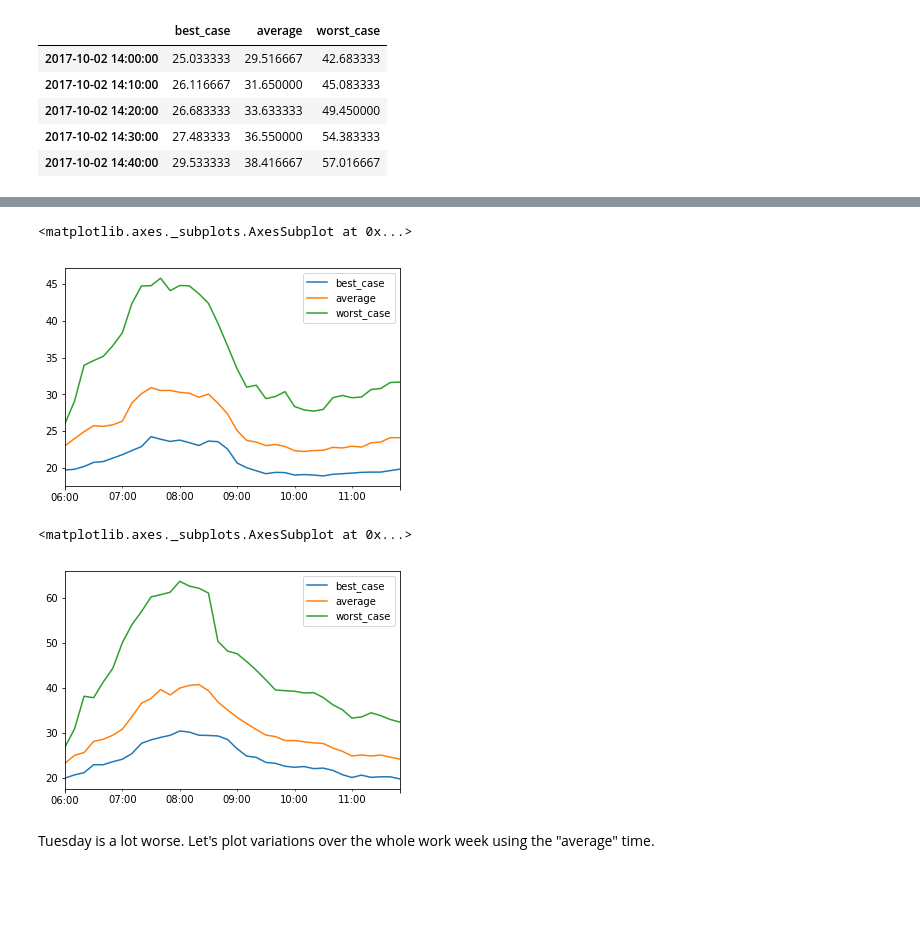
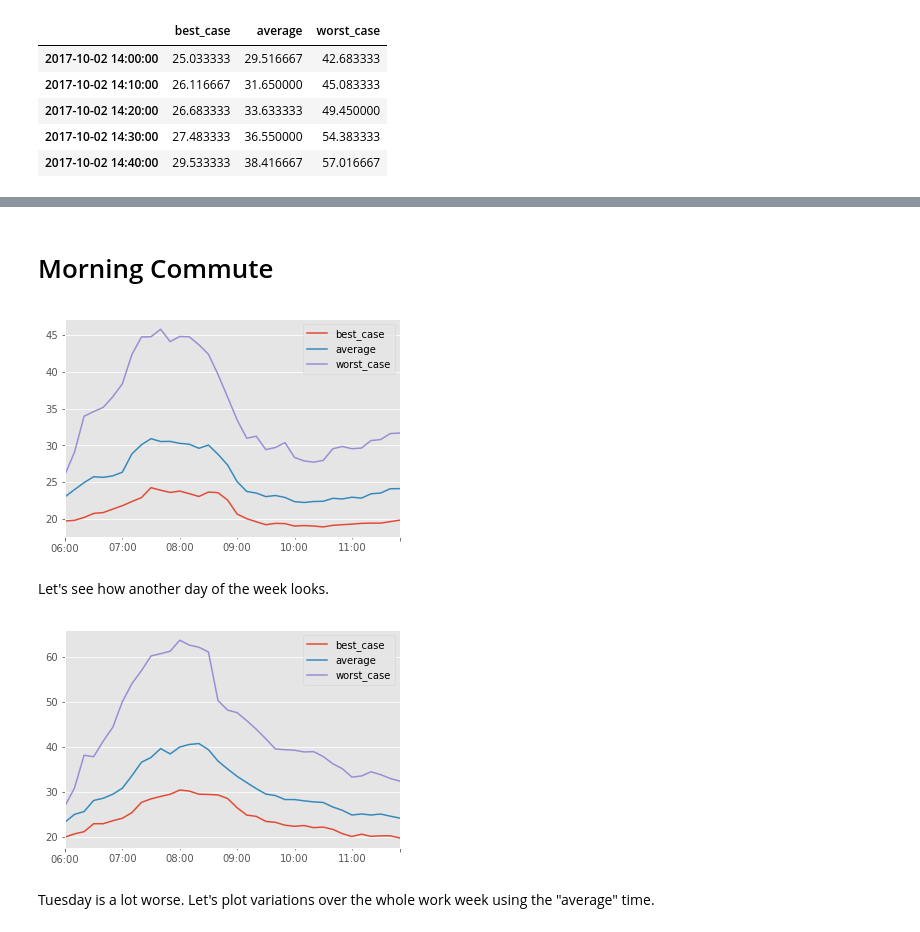
Before and after one commit to cselig/commute_time, a Jupyter notebook: plots.ipynb, the cells around one changed output, grey strips where cells are left out. Cells and saved outputs as stored; diff of their text form; code cells hidden in the pictures; blank space fills up the shorter version.

```diff
--- a/plots.ipynb
+++ b/plots.ipynb
@@ -2,8 +4,9 @@
 %matplotlib inline
 
 import pandas as pd
-from datetime import datetime
+import datetime
 import matplotlib.pyplot as plt
+plt.style.use('ggplot')
 
 going_df = pd.read_pickle('data/pickles/going_df.p')
 
@@ -39,13 +30,14 @@ going_df['average'].plot.hist()
+# %% [markdown]
+# Morning Commute
 # %%
-monday_going_df.plot(kind='line')
+monday_going_df = going_df['2017-10-2']
+monday_going_df.plot(kind='line');
 # %% [output]
-<matplotlib.axes._subplots.AxesSubplot at 0x...>
-[figure, old version]
+[figure, new version]
+# %% [markdown]
+Let's see how another day of the week looks.
 # %%
-tuesday_going_df = going_df[going_df.index > datetime(2017, 10, 3)]
-tuesday_going_df = tuesday_going_df[tuesday_going_df.index < datetime(2017, 10, 4)]
-
-tuesday_going_df.plot(kind='line')
+tuesday_going_df = going_df.loc['2017-10-3']
+tuesday_going_df.plot(kind='line');
 # %% [output]
-<matplotlib.axes._subplots.AxesSubplot at 0x...>
-[figure, old version]
+[figure, new version]
```
Also changed, not shown: parts of 14 cells of this notebook.
